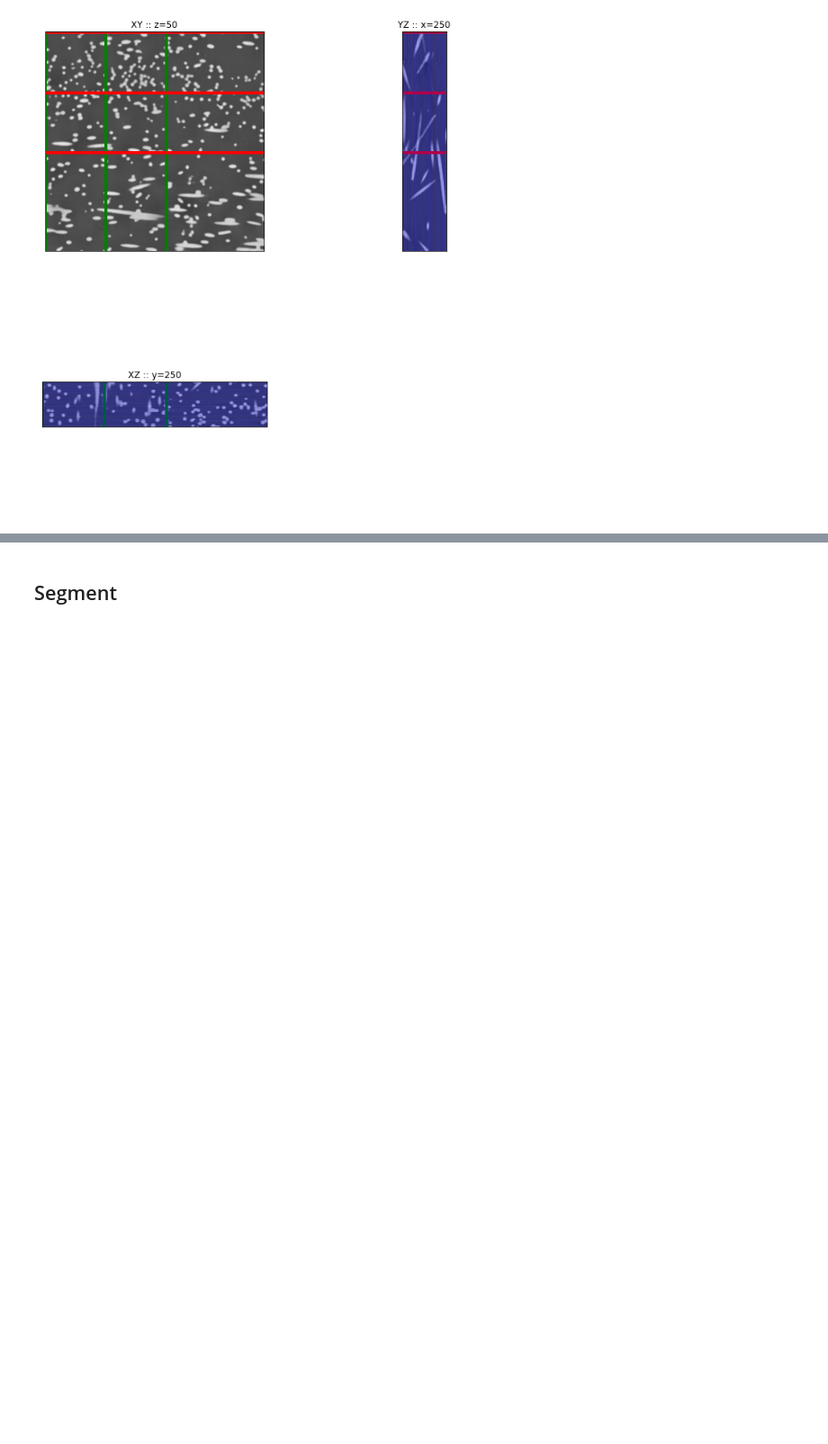
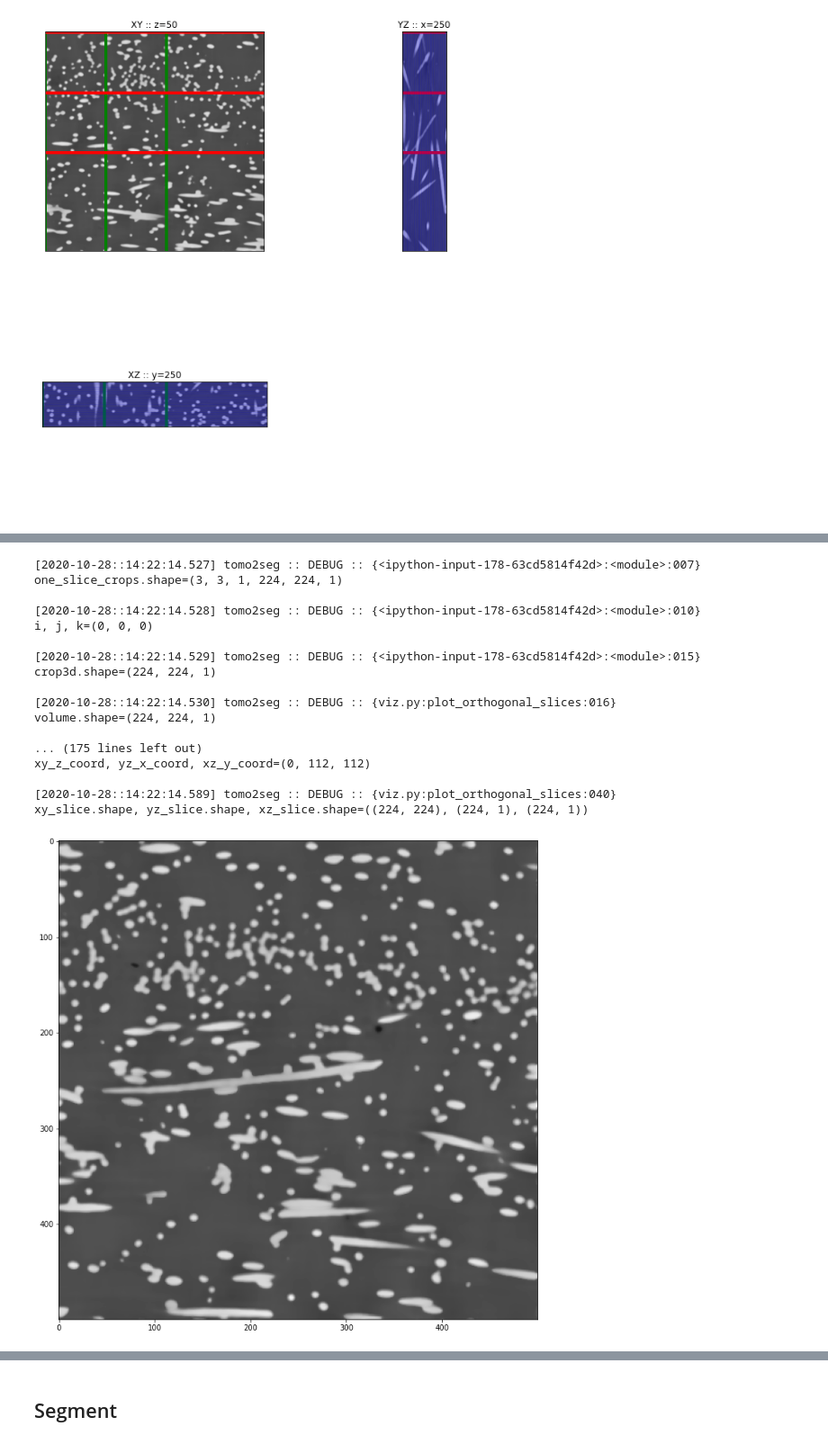
Before and after one commit to jpcbertoldo/tomo2seg, a Jupyter notebook: nbs/process-3d-crops.ipynb, the cells around one changed output, grey strips where cells are left out. Shown at 90% size. Drawn from its saved outputs; the diff is of its cells as text; code cells hidden in the pictures; blank space fills up the shorter version.

```diff
--- a/nbs/process-3d-crops.ipynb
+++ b/nbs/process-3d-crops.ipynb
@@ -297,0 +306,15 @@ for crop, ax in zip(crops.reshape(-1, crop_size, crop_size), axs.ravel()):
+# %%
+target_shape = tuple(list(crops_coordinates.shape[:3]) + list(crop_shape))
+
+logger.debug(f"{target_shape=}")
+
+crops_sequential = np.array([
+    volume[x0:x1, y0:y1, z0:z1]
+    for (x0, x1), (y0, y1), (z0, z1) in crops_coordinates_sequential
+])
+
+# 'F' reshapes with x varying fastest and z slowest
+# this option is necessary because `crops_coordinates` was reshaped with it
+crops = crops_sequential.reshape(target_shape, order="F")
+
+logger.debug(f"{crops_sequential.shape=} {crops.shape=}")
@@ -297,0 +340,49 @@ for crop, ax in zip(crops.reshape(-1, crop_size, crop_size), axs.ravel()):
+# %%
+gridspace = .01
+def one_slice_crops_subplots(sz):
+    fig, axs = plt.subplots(
+        nrows=6,
+        ncols=6,
+        figsize=(6 * sz, 6 * sz),
+        gridspec_kw={"wspace": gridspace, "hspace": .5 * gridspace}
+    )
+    for ax in axs.ravel():
+        ax.axis("off")
+    return fig, axs
+# %%
+fig, ax = plt.subplots(1, 1, figsize=(sz := 12, sz))
+ax.imshow(volume[:, :, 0], vmin=0, vmax=255, cmap=cm.gray)
+
+fig, axs = one_slice_crops_subplots(3)
+
+one_slice_crops = crops[:, :, :1]
+logger.debug(f"{one_slice_crops.shape=}")
+
+for i, j, k in itertools.product(range(n_steps[0]), range(n_steps[1]), range(1)):
+    logger.debug(f"{i, j, k=}")
+
+    ortho_plot_axs = axs[i * 2:(i + 1) * 2, j * 2:(j + 1) * 2]
+    crop3d = crops[i, j, k]
+
+    logger.debug(f"{crop3d.shape=}")
+
+    viz.plot_orthogonal_slices(ortho_plot_axs, crop3d)
+# %% [output]
+[2020-10-28::14:22:14.527] tomo2seg :: DEBUG :: {<ipython-input-178-63cd5814f42d>:<module>:007}
+one_slice_crops.shape=(3, 3, 1, 224, 224, 1)
+
+[2020-10-28::14:22:14.528] tomo2seg :: DEBUG :: {<ipython-input-178-63cd5814f42d>:<module>:010}
+i, j, k=(0, 0, 0)
+
+[2020-10-28::14:22:14.529] tomo2seg :: DEBUG :: {<ipython-input-178-63cd5814f42d>:<module>:015}
+crop3d.shape=(224, 224, 1)
+
+[2020-10-28::14:22:14.530] tomo2seg :: DEBUG :: {viz.py:plot_orthogonal_slices:016}
+volume.shape=(224, 224, 1)
+
+... (175 lines left out)
+xy_z_coord, yz_x_coord, xz_y_coord=(0, 112, 112)
+
+[2020-10-28::14:22:14.589] tomo2seg :: DEBUG :: {viz.py:plot_orthogonal_slices:040}
+xy_slice.shape, yz_slice.shape, xz_slice.shape=((224, 224), (224, 1), (224, 1))
+[figure, added]
```
Also changed, not shown: parts of 71 cells of this notebook, 3 other files.
